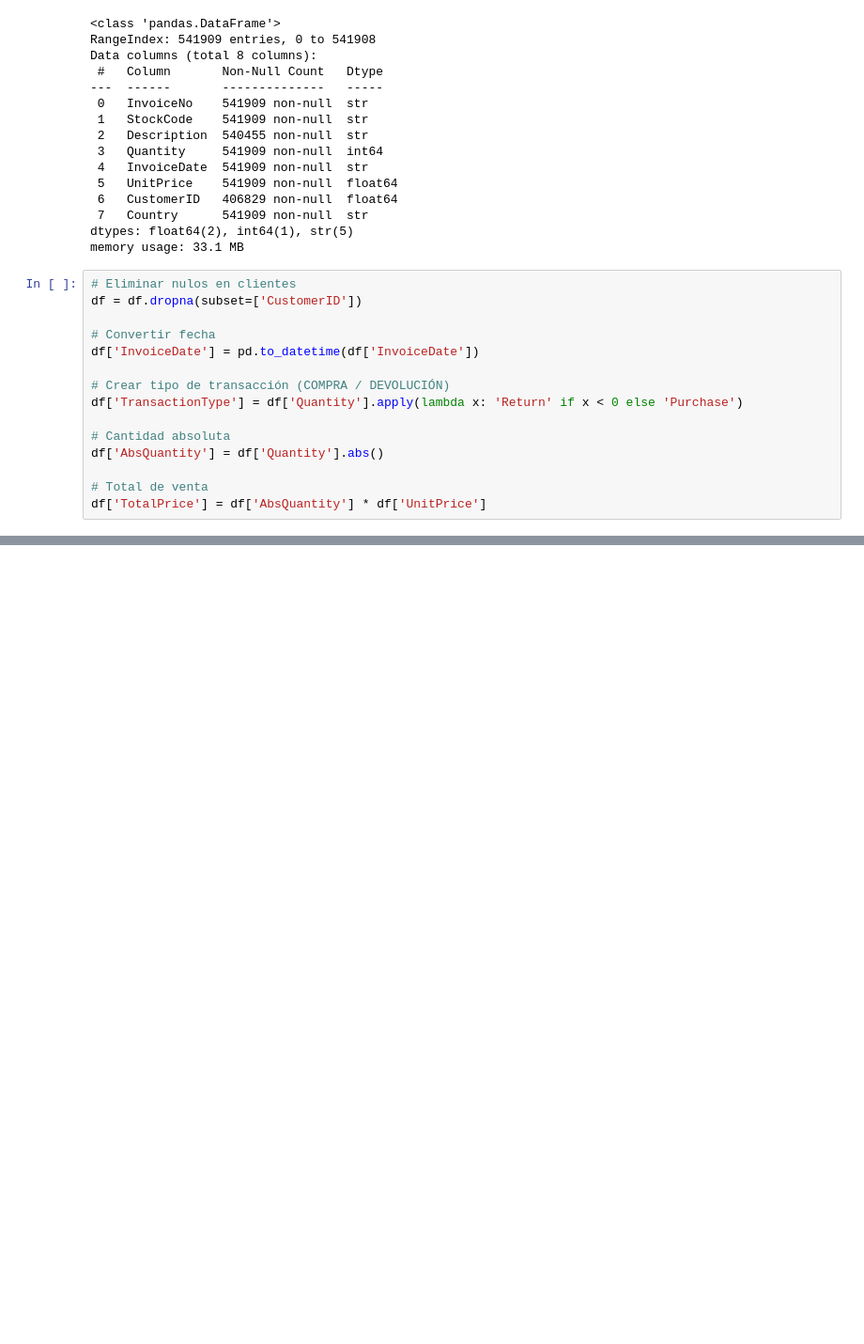
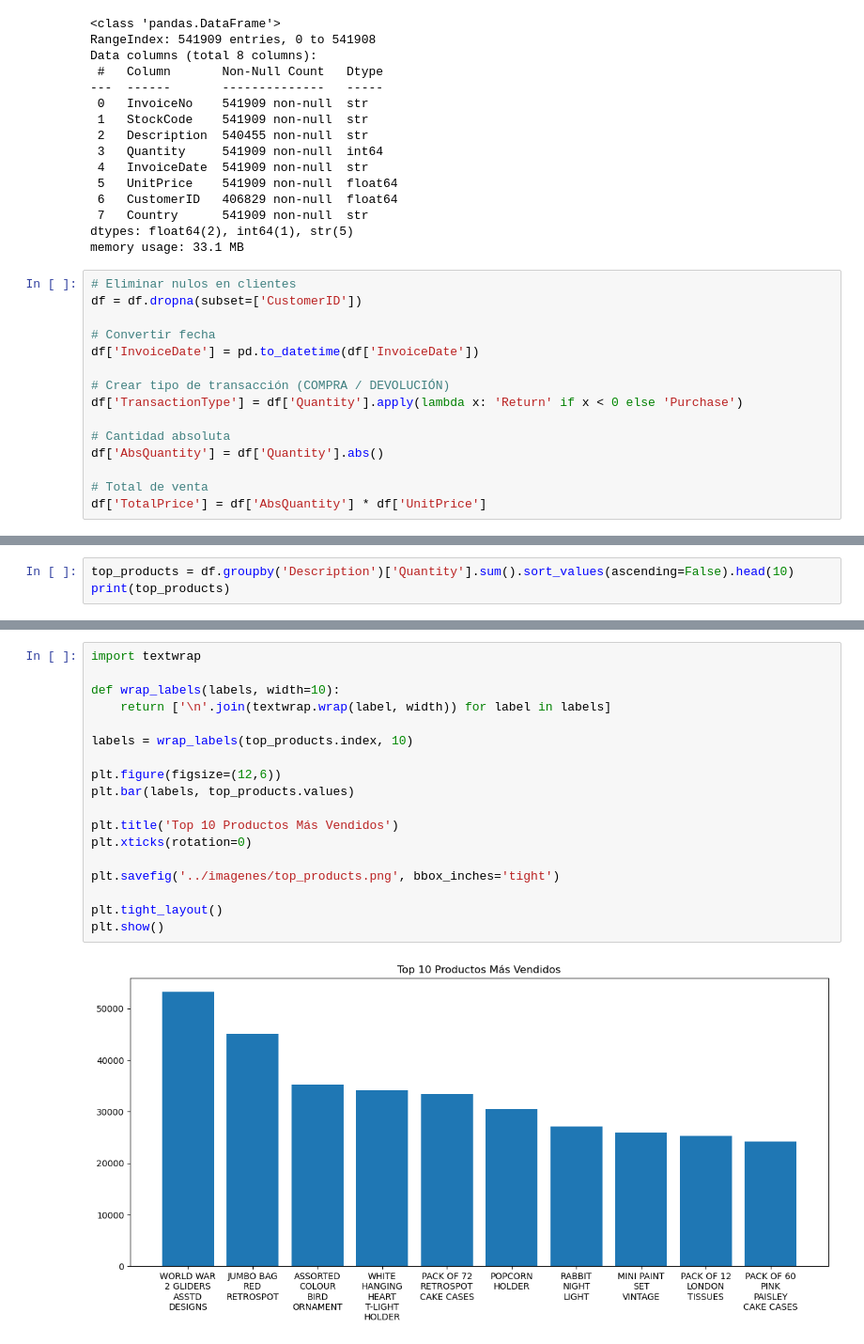
Before and after one commit to JhanDPH/Online_Retail, a Jupyter notebook: notebooks/Online_Retail_Analisis.ipynb, the cells around one changed output, grey strips where cells are left out. Shown at 94% size. Cells and saved outputs as stored; diff of their text form; blank space fills up the shorter version.

```diff
--- a/notebooks/Online_Retail_Analisis.ipynb
+++ b/notebooks/Online_Retail_Analisis.ipynb
@@ -133,0 +204,3 @@ plt.show()
+# %%
+top_products = df.groupby('Description')['Quantity'].sum().sort_values(ascending=False).head(10)
+print(top_products)
@@ -133,0 +227,20 @@ plt.show()
+# %%
+import textwrap
+
+def wrap_labels(labels, width=10):
+    return ['\n'.join(textwrap.wrap(label, width)) for label in labels]
+
+labels = wrap_labels(top_products.index, 10)
+
+plt.figure(figsize=(12,6))
+plt.bar(labels, top_products.values)
+
+plt.title('Top 10 Productos Más Vendidos')
+plt.xticks(rotation=0)
+
+plt.savefig('../imagenes/top_products.png', bbox_inches='tight')
+
+plt.tight_layout()
+plt.show()
+# %% [output]
+[figure, added]
```
Also changed, not shown: parts of 27 cells of this notebook, 13 other files.
